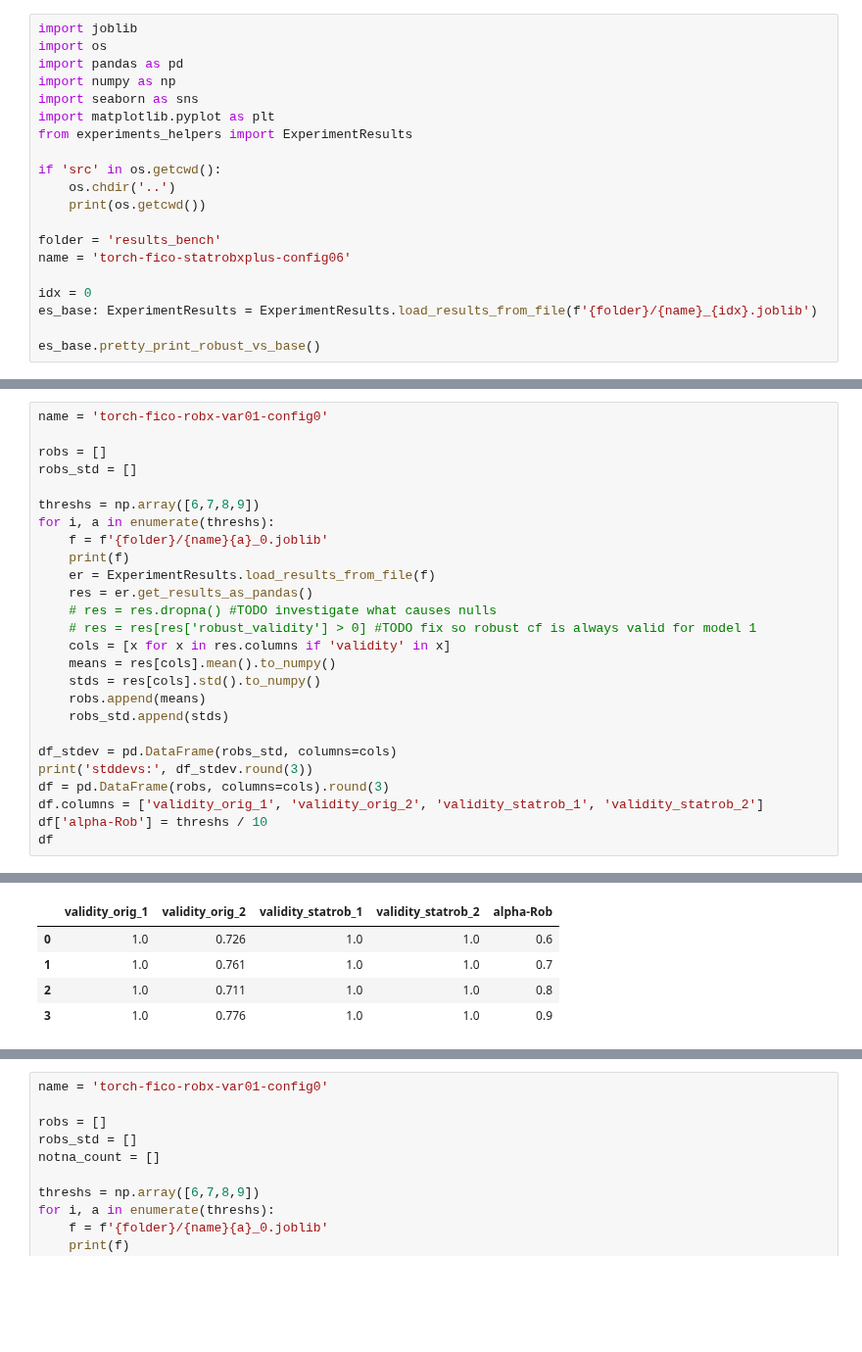
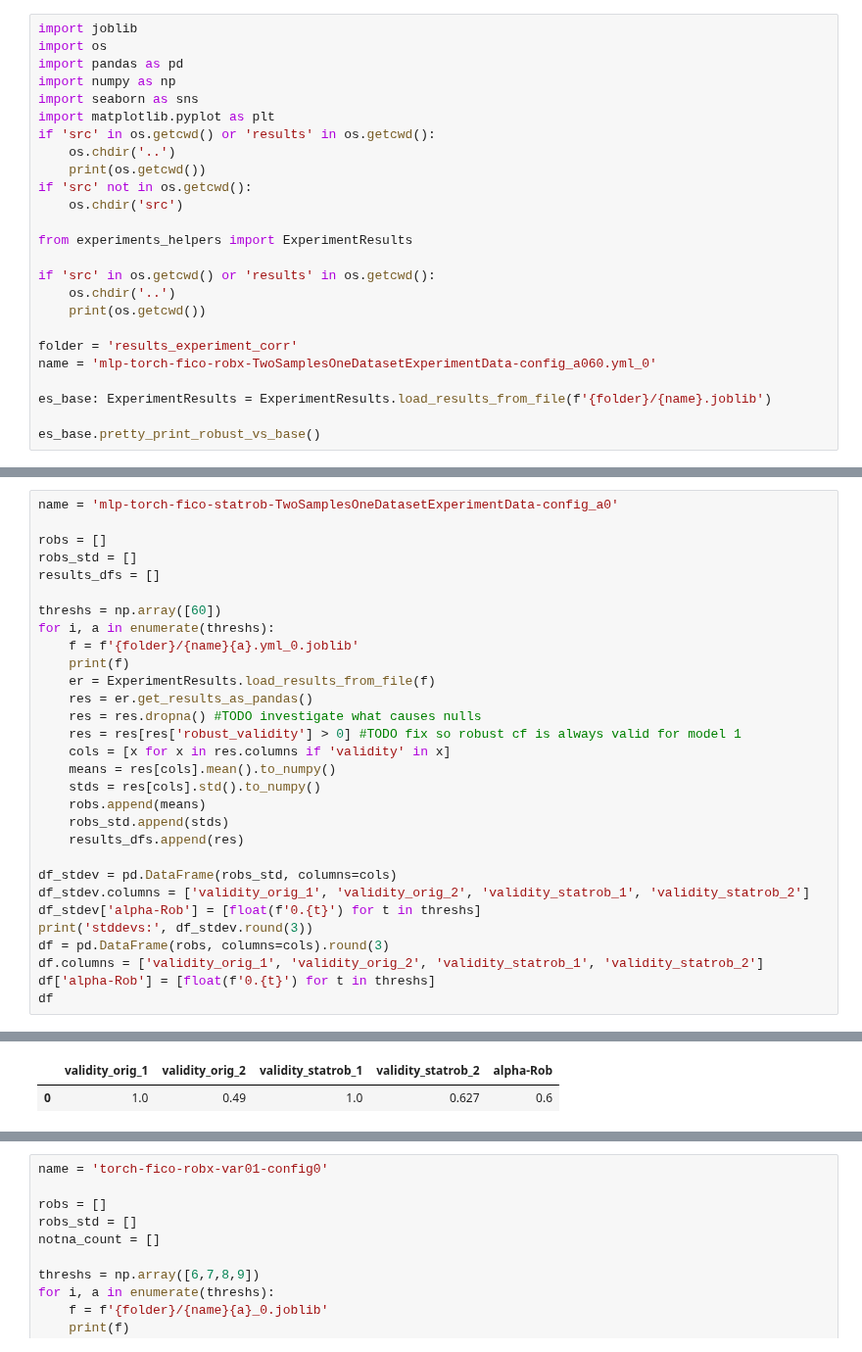
Before and after one commit to istepka/betarce, a Jupyter notebook: src/results_analysis2.ipynb, the cells around one changed output, grey strips where cells are left out. Shown at 98% size. Drawn from its saved outputs; the diff is of its cells as text; blank space fills up the shorter version.

```diff
--- a/src/results_analysis2.ipynb
+++ b/src/results_analysis2.ipynb
@@ -5,17 +5,22 @@ import pandas as pd
 import numpy as np
 import seaborn as sns
 import matplotlib.pyplot as plt
+if 'src' in os.getcwd() or 'results' in os.getcwd():
+    os.chdir('..')
+    print(os.getcwd())
+if 'src' not in os.getcwd():
+    os.chdir('src')
+
 from experiments_helpers import ExperimentResults
 
-if 'src' in os.getcwd():
+if 'src' in os.getcwd() or 'results' in os.getcwd():
     os.chdir('..')
     print(os.getcwd())
 
-folder = 'results_bench'
-name = 'torch-fico-statrobxplus-config06'
+folder = 'results_experiment_corr'
+name = 'mlp-torch-fico-robx-TwoSamplesOneDatasetExperimentData-config_a060.yml_0'
 
-idx = 0
-es_base: ExperimentResults = ExperimentResults.load_results_from_file(f'{folder}/{name}_{idx}.joblib')
+es_base: ExperimentResults = ExperimentResults.load_results_from_file(f'{folder}/{name}.joblib')
 
 es_base.pretty_print_robust_vs_base()
 # %% [output]
@@ -66,28 +80,32 @@ robust_proximityL1_2    1.925118
 dtype: float64
 # %%
-name = 'torch-fico-robx-var01-config0'
+name = 'mlp-torch-fico-statrob-TwoSamplesOneDatasetExperimentData-config_a0'
 
 robs = []
 robs_std = []
+results_dfs = []
 
-threshs = np.array([6,7,8,9])
+threshs = np.array([60])
 for i, a in enumerate(threshs):
-    f = f'{folder}/{name}{a}_0.joblib'
+    f = f'{folder}/{name}{a}.yml_0.joblib'
     print(f)
     er = ExperimentResults.load_results_from_file(f)
     res = er.get_results_as_pandas()
-    # res = res.dropna() #TODO investigate what causes nulls
-    # res = res[res['robust_validity'] > 0] #TODO fix so robust cf is always valid for model 1
+    res = res.dropna() #TODO investigate what causes nulls
+    res = res[res['robust_validity'] > 0] #TODO fix so robust cf is always valid for model 1
     cols = [x for x in res.columns if 'validity' in x]
     means = res[cols].mean().to_numpy()
     stds = res[cols].std().to_numpy()
     robs.append(means)
     robs_std.append(stds)
+    results_dfs.append(res)
 
 df_stdev = pd.DataFrame(robs_std, columns=cols)
+df_stdev.columns = ['validity_orig_1', 'validity_orig_2', 'validity_statrob_1', 'validity_statrob_2']
+df_stdev['alpha-Rob'] = [float(f'0.{t}') for t in threshs]
 print('stddevs:', df_stdev.round(3))
 df = pd.DataFrame(robs, columns=cols).round(3)
 df.columns = ['validity_orig_1', 'validity_orig_2', 'validity_statrob_1', 'validity_statrob_2']
-df['alpha-Rob'] = threshs / 10
+df['alpha-Rob'] = [float(f'0.{t}') for t in threshs]
 df
 # %% [output]
@@ -103,5 +118,2 @@ stddevs:    validity  validity_2  robust_validity  robust_validity_2
 |  | validity_orig_1 | validity_orig_2 | validity_statrob_1 | validity_statrob_2 | alpha-Rob |
-| 0 | 1.0 | 0.726 | 1.0 | 1.0 | 0.6 |
-| 1 | 1.0 | 0.761 | 1.0 | 1.0 | 0.7 |
-| 2 | 1.0 | 0.711 | 1.0 | 1.0 | 0.8 |
-| 3 | 1.0 | 0.776 | 1.0 | 1.0 | 0.9 |
+| 0 | 1.0 | 0.49 | 1.0 | 0.627 | 0.6 |
```
Also changed, not shown: parts of 7 cells of this notebook, 24 other files.
